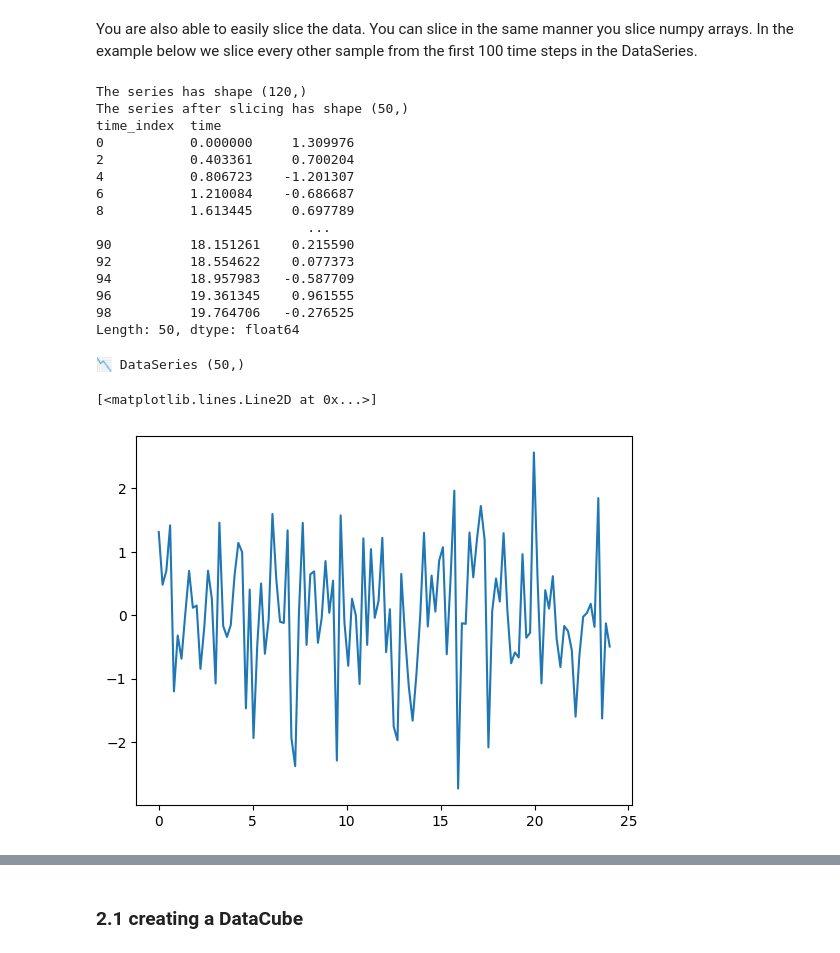
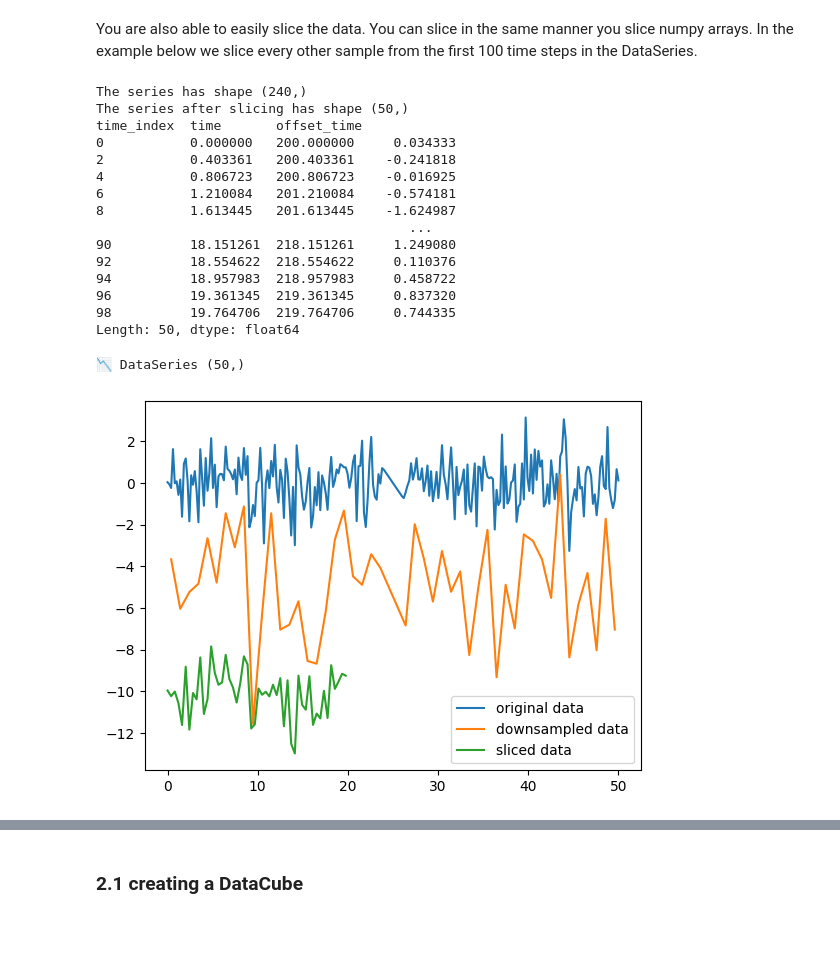
Before and after one commit to lightkurve/lkdata, a Jupyter notebook: docs/tutorials/DataCube_tutorial.ipynb, the cells around one changed output, grey strips where cells are left out. Saved outputs shown, nothing was run; the diff lists cells and outputs as text; code cells hidden in the pictures.

```diff
--- a/docs/tutorials/DataCube_tutorial.ipynb
+++ b/docs/tutorials/DataCube_tutorial.ipynb
@@ -175,0 +200,17 @@ TODO: Does it allow for a sliding window?
+# %%
+# Generate some random times.
+times = np.append(np.linspace(0, 24, 120), np.linspace(26,50, 120))
+
+# Generate some random data
+data = np.random.randn(len(times))
+
+# Generate some errors
+data_err = np.abs(data) * .1
+
+series = lkdata.DataSeries(data=data, #dict(zip(times, data)),
+                       uncertainty=data_err,
+                       time_indices={'time':times, 'offset_time':times+200},
+                       extra_metadata = 'This is my first DataSeries',
+                    #index=times,
+                          )
+series
@@ -227,25 +283,29 @@ print(f"The series has shape {series.shape}")
 print(f"The series after slicing has shape {sliced_series.shape}")
 sliced_series
 # %% [output]
-The series has shape (120,)
+The series has shape (240,)
 The series after slicing has shape (50,)
-time_index  time
-0           0.000000     1.309976
-2           0.403361     0.700204
-4           0.806723    -1.201307
-6           1.210084    -0.686687
-8           1.613445     0.697789
-                           ...
-90          18.151261    0.215590
-92          18.554622    0.077373
-94          18.957983   -0.587709
-96          19.361345    0.961555
-98          19.764706   -0.276525
+time_index  time       offset_time
+0           0.000000   200.000000     0.034333
+2           0.403361   200.403361    -0.241818
+4           0.806723   200.806723    -0.016925
+6           1.210084   201.210084    -0.574181
+8           1.613445   201.613445    -1.624987
+                                        ...
+90          18.151261  218.151261     1.249080
+92          18.554622  218.554622     0.110376
+94          18.957983  218.957983     0.458722
+96          19.361345  219.361345     0.837320
+98          19.764706  219.764706     0.744335
 Length: 50, dtype: float64
 📉 DataSeries (50,)
 # %%
-# TODO: is there an easy way to access the time?
-plt.plot(series.time, series.data)
+# Let's take a look at what these DataSeries look like
+fig, ax = plt.subplots(1)
+ax.plot(series.time, series.data, label='original data')
+ax.plot(downsampled_series.time, downsampled_series.data - 5,label='downsampled data')
+ax.plot(sliced_series.time, sliced_series.data - 10, label='sliced data')
+ax.legend()
+plt.show()
 # %% [output]
-[<matplotlib.lines.Line2D at 0x...>]
-[figure, old version]
+[figure, new version]
```
Also changed, not shown: parts of 70 cells of this notebook.
